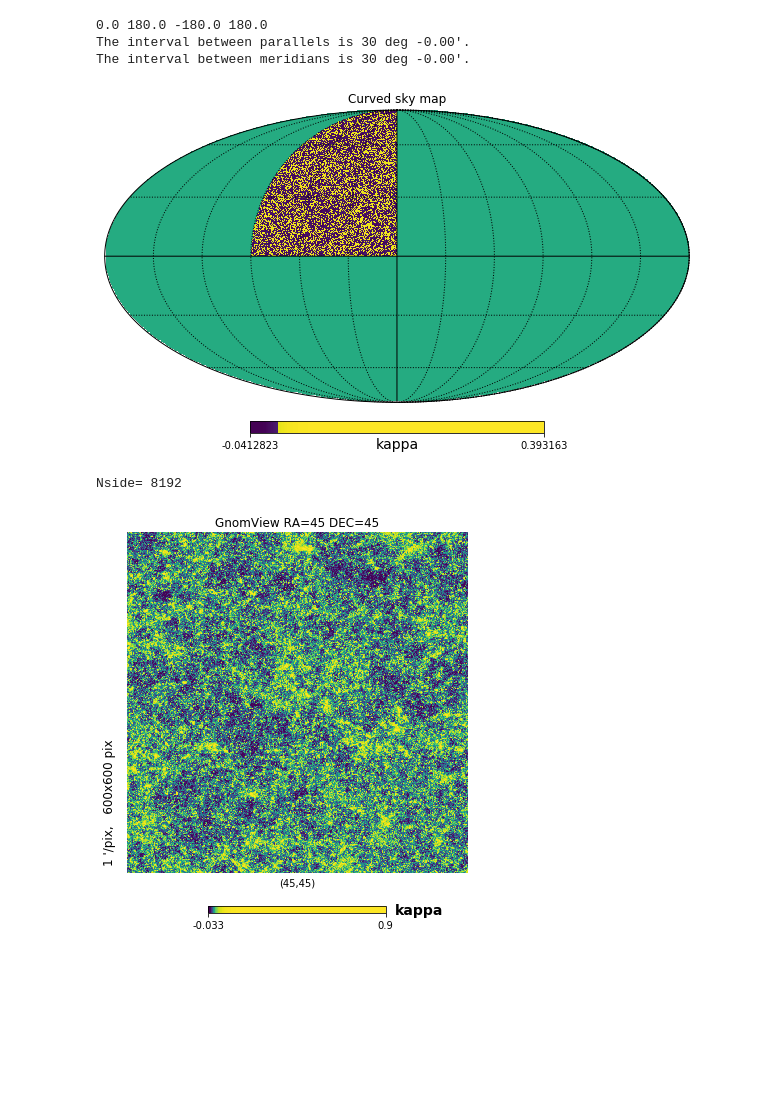
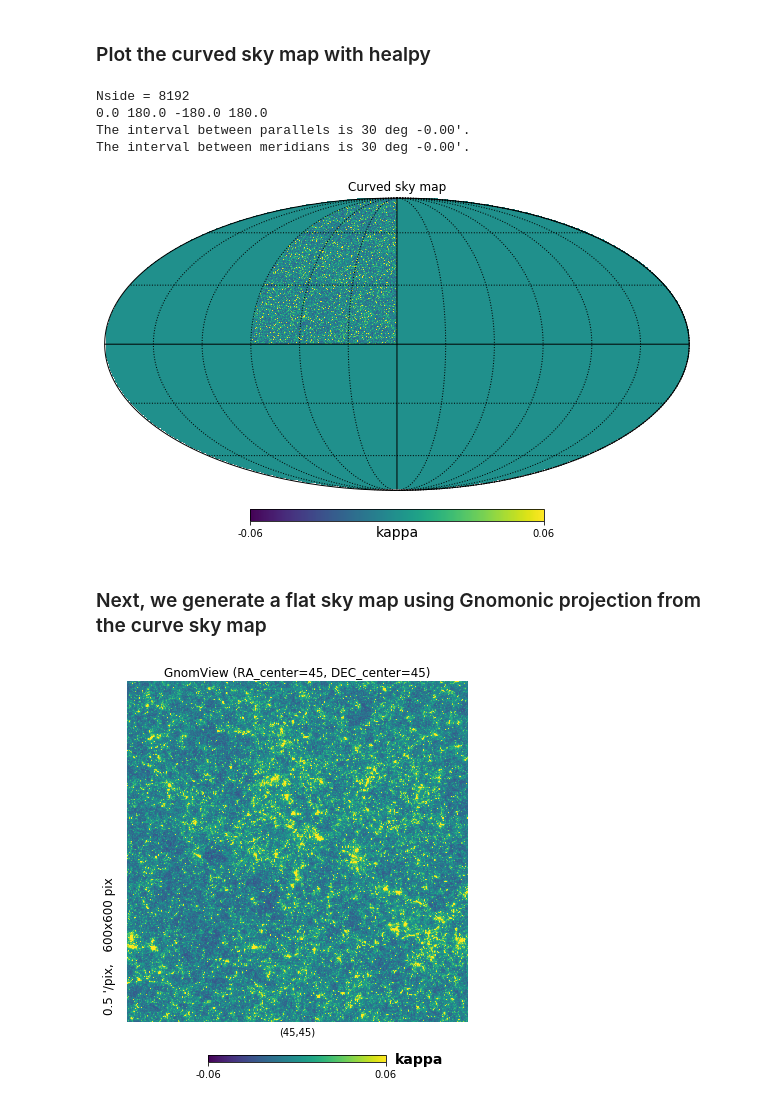
Before and after one commit to LSSTDESC/HOS-Y1-prep, a Jupyter notebook: hack_flat2curved.ipynb, the cells around one changed output. Drawn from its saved outputs; the diff is of its cells as text; code cells hidden in the pictures; blank space fills up the shorter version.

```diff
--- a/hack_flat2curved.ipynb
+++ b/hack_flat2curved.ipynb
@@ -11,45 +12,61 @@ import os
 # %%
 ######## file paths
-fn_curved = '/global/homes/j/jharno/IA-infusion/SkySim5000/kappa/1.0060kappa.npy'
+
+######## curved sky map
+fn_map_curved = '/global/homes/j/jharno/IA-infusion/SkySim5000/kappa/1.0060kappa.npy'
+
+######## shape catalogues of 3 different resolutions
+## 6 columns: [ra_degree, dec_degree, shear1, shear2, weight, kappa]
+
 # 0.06 gal/sq.arcmin
 fn_cat006 = '/global/homes/j/jharno/IA-infusion/SkySim5000/GalCat/zs_plane/GalCat_zplane_zs1.006_0.06GpAM_RA_Dec_gamma1_gamma2_w_kappa.asc'
 # 0.6 gal/sq.arcmin
 fn_cat06 = '/global/homes/j/jharno/IA-infusion/SkySim5000/GalCat/zs_plane/GalCat_zplane_zs1.006_0.6GpAM_RA_Dec_gamma1_gamma2_w_kappa.asc'
 # 12 gal/sq.arcmin
 fn_cat12 = '/global/homes/j/jharno/IA-infusion/SkySim5000/GalCat/zs_plane/GalCat_zplane_zs1.006_1.2GpAM_RA_Dec_gamma1_gamma2_w_kappa.asc'
+# %% [markdown]
+### Plot the curved sky map with healpy
 # %%
-hpmap = np.load(fn_curved)
-hp.mollview(
-   hpmap,
-    title="Curved sky map",
-    unit="kappa",
-    norm="hist",
-    nest=False ## True would be Ring
+hpmap = np.load(fn_map_curved)
+
+nside = pixelfunc.get_nside(hpmap)
+print ('Nside =',nside)
+
+hp.mollview(hpmap,
+            title="Curved sky map",
+            unit="kappa",
+            # norm="hist",
+            min=-0.06,
+            max=0.06,
+            nest=False ## True would be Ring
 )
 
-hp.graticule(local=1)
+hp.graticule()
 # %% [output]
+Nside = 8192
 0.0 180.0 -180.0 180.0
 The interval between parallels is 30 deg -0.00'.
 The interval between meridians is 30 deg -0.00'.
-[figure, old version]
+[figure, new version]
-# %%
-from healpy import pixelfunc
-nside=pixelfunc.get_nside(hpmap)
-print ('Nside=',nside)
-# %% [output]
-Nside= 8192
+# %% [markdown]
+### Next, we generate a flat sky map using Gnomonic projection from the curve sky map
 # %%
-i,j=45, 45
-mapsize=5 # map size in degrees
-res_arcmin=0.5
-Npix=mapsize*60/res_arcmin
-out=hp.gnomview(hpmap, rot=[45,45], unit="kappa", format="%.2g",
-                        title="GnomView RA=%s DEC=%s" %(i, j),
-                xsize = Npix, ## number of pixels
-                reso = 1, ## resolution in arcmin
-                norm="hist",
-                return_projected_map=True)
+####### free parameters to define the patch to cut out (next 3 lines)
+ra0, dec0 = 45, 45 ## center of the patch, unit: degrees; ra, dec both go from [0, 90] deg
+mapsize = 5 # map size in degrees
+res_arcmin = 0.5 # map resolution in arcmin/pix
+
+
+Npix = mapsize*60/res_arcmin # number of pixels to cut out (per side)
+
+map_flat = hp.gnomview(hpmap, rot=[ra0, dec0], unit="kappa", format="%.2g",
+                       title="GnomView (RA_center=%s, DEC_center=%s)" %(ra0, dec0),
+                       xsize=Npix, ## number of pixels
+                       reso=res_arcmin, ## resolution in arcmin
+                       # norm="hist",
+                       min=-0.06,
+                       max=0.06,
+                       return_projected_map=True)
 # %% [output]
-[figure, old version]
+[figure, new version]
 # %%
```
Also changed, not shown: parts of 10 cells of this notebook, 1 other file.
